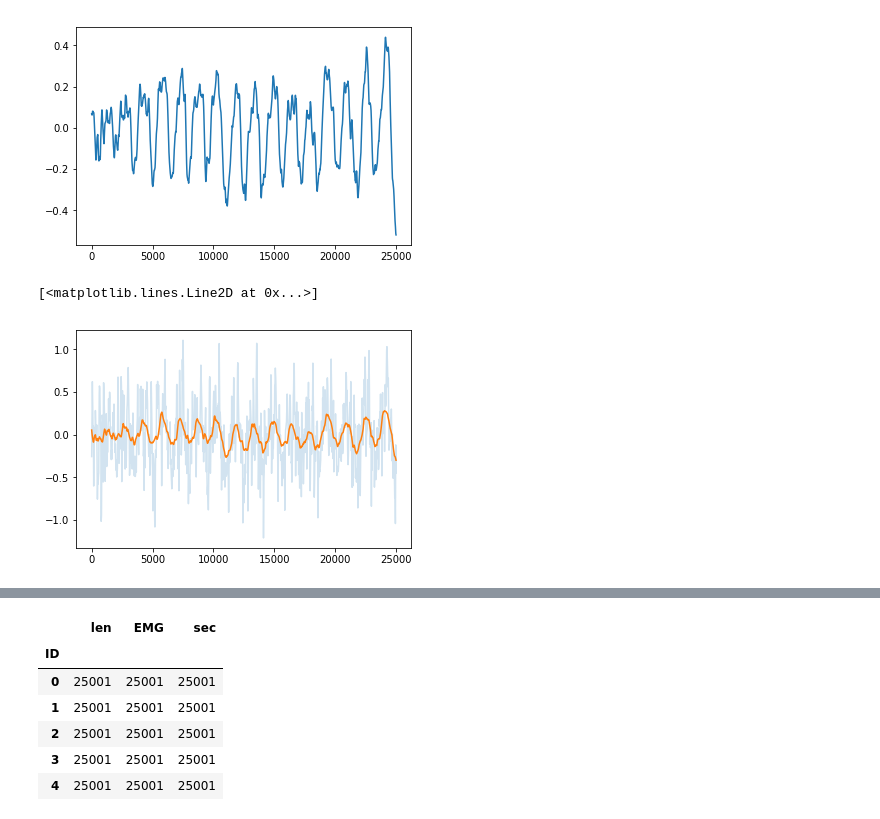
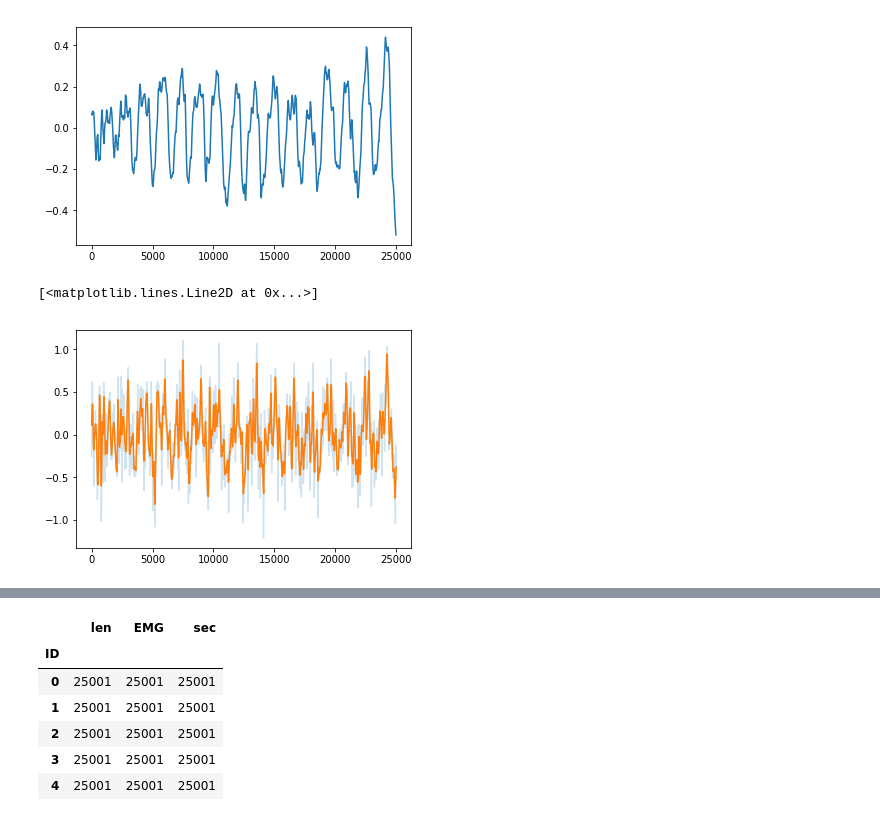
Before and after one commit to callinSwitzer/MuscleTimeseriesPrediction, a Jupyter notebook: PredictMuscleLength_artificialData.ipynb, the cells around one changed output, grey strips where cells are left out. Drawn from its saved outputs; the diff is of its cells as text; code cells hidden in the pictures.

```diff
--- a/PredictMuscleLength_artificialData.ipynb
+++ b/PredictMuscleLength_artificialData.ipynb
@@ -161,7 +158,7 @@ plt.plot(sm["len"].rolling(511, min_periods=1, center = True).mean())
 [figure]
 # %%
 plt.plot(sm["len"], alpha = 0.2)
-plt.plot(sm["len"].rolling(901, min_periods=1, center = True).mean())
+plt.plot(sm["len"].rolling(91, min_periods=1, center = True).mean())
 # %% [output]
 [<matplotlib.lines.Line2D at 0x...>]
-[figure, old version]
+[figure, new version]
```
Also changed, not shown: parts of 15 cells of this notebook.
